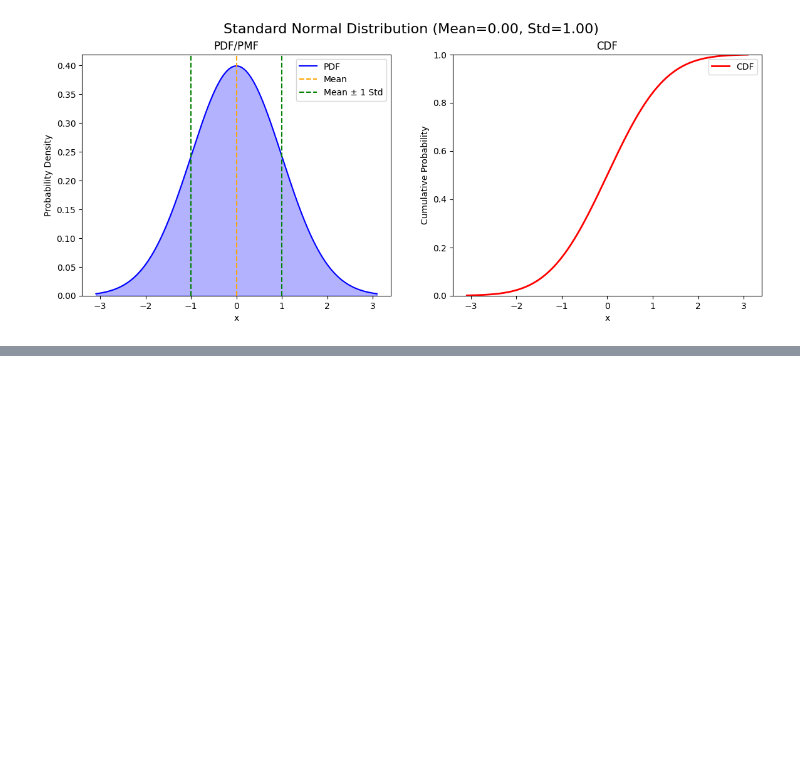
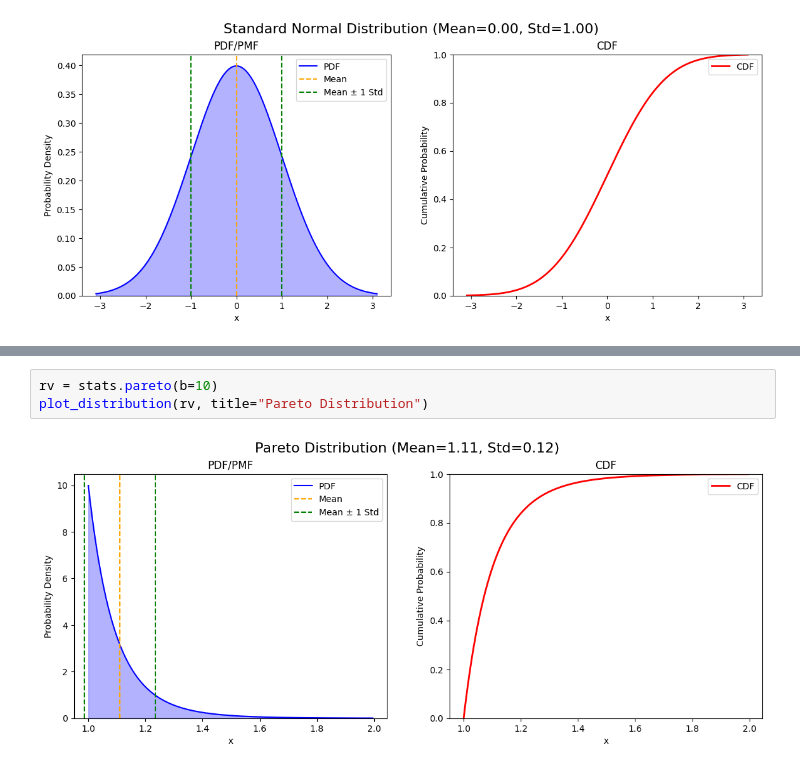
Before and after one commit to KeitaKayano/statistics, a Jupyter notebook: experiments/probability_distribution.ipynb, the cells around one changed output, grey strips where cells are left out. Drawn from its saved outputs; the diff is of its cells as text; blank space fills up the shorter version.

```diff
--- a/experiments/probability_distribution.ipynb
+++ b/experiments/probability_distribution.ipynb
@@ -22,0 +40,5 @@ plot_distribution(rv, title="Standard Normal Distribution")
+# %%
+rv = stats.pareto(b=10)
+plot_distribution(rv, title="Pareto Distribution")
+# %% [output]
+[figure, added]
```
Also changed, not shown: parts of 7 cells of this notebook, 7 other files.
